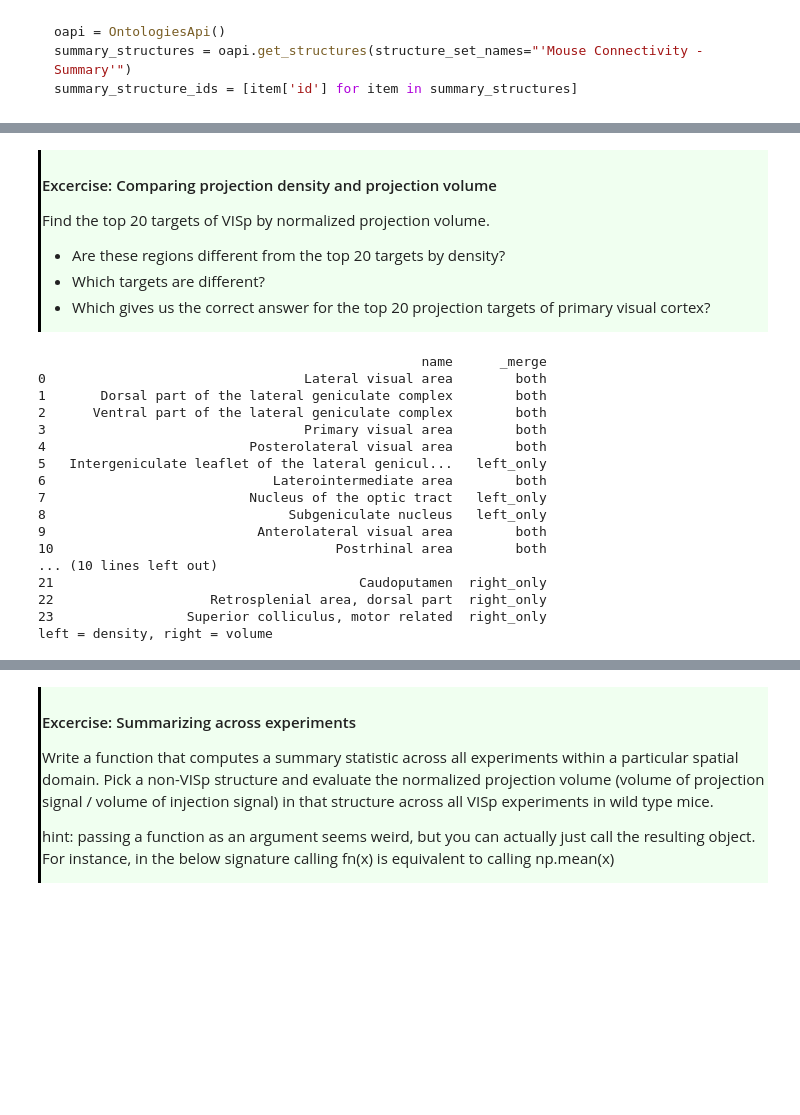
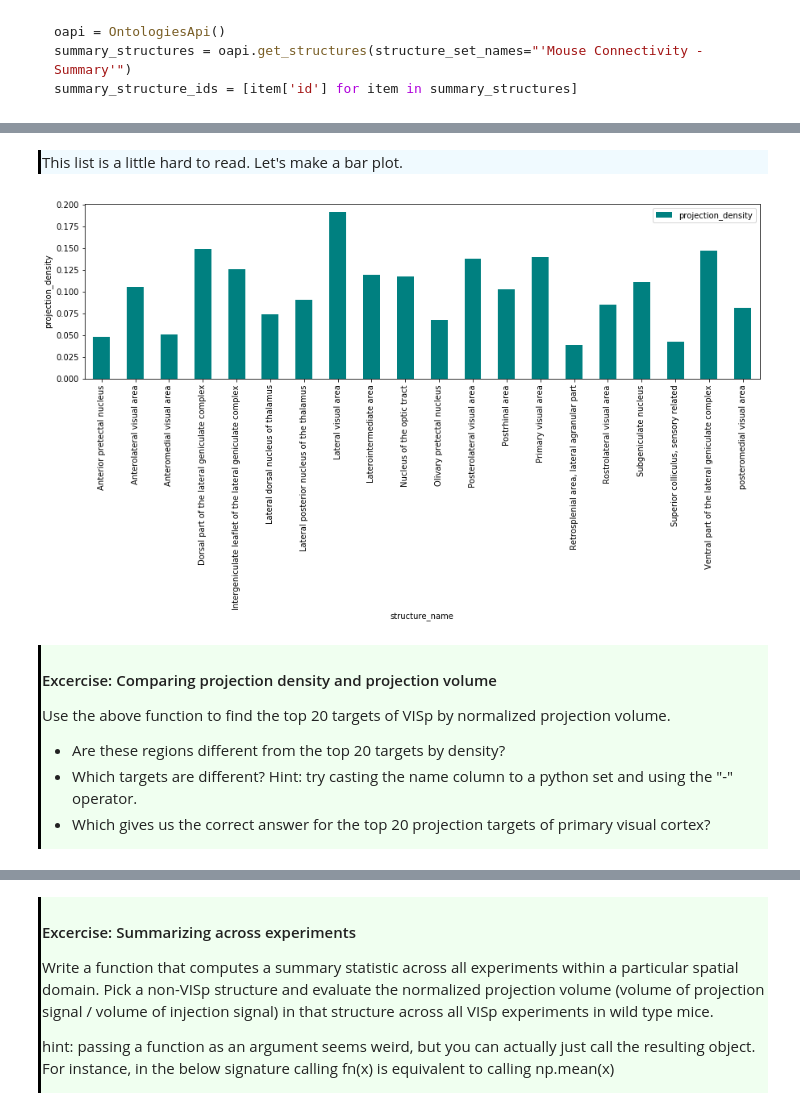
Before and after one commit to AllenInstitute/SWDB_2018, a Jupyter notebook: DynamicBrain/solutions/Connectivity_solutions.ipynb, the cells around one changed output, grey strips where cells are left out. Cells and saved outputs as stored; diff of their text form; code cells hidden in the pictures; blank space fills up the shorter version.

```diff
--- a/DynamicBrain/solutions/Connectivity_solutions.ipynb
+++ b/DynamicBrain/solutions/Connectivity_solutions.ipynb
@@ -734,2 +741,6 @@ Each row in this table is a different unionize record. Some of the columns tell
+# %%
+# numeric structure ids are hard to read. Let's use our structure name map from before to
+# add a structure name column to this unionize table
+wt_visp_unionizes['structure_name'] = wt_visp_unionizes['structure_id'].map(lambda x: name_map[x])
 # %% [markdown]
 <div style="border-left: 3px solid #000; padding: 1px; padding-left: 10px; background: #F0FFF0; ">
@@ -849,39 +840,53 @@ Name: name, dtype: object
+# %% [markdown]
+<div style="border-left: 3px solid #000; padding: 1px; padding-left: 10px; background: #F0FAFF; ">This list is a little hard to read. Let's make a bar plot.</div>
+# %%
+def plot_mean_values(un, structure_names, measures, colors=None, include_stdev=False, plot_height=4):
+    '''A helper function for making shared-axis plots from structure unionize data
+
+    Parameters
+    ----------
+    un : pd.DataFrame
+
+    '''
+
+    nplots = len(measures)
+
+    if colors is None:
+        colors = ['darkblue'] * nplots
+
+    structure_names = list(structure_names)
+    un = un[un['structure_name'].isin(structure_names)]
+
+    fig, ax = plt.subplots(nplots, 1, sharex=True, figsize = (15, plot_height * len(measures)))
+    for ii, mm in enumerate(measures):
+        grouped = un.groupby('structure_name', as_index=False)
+        gmeans = grouped[mm].mean()
+
+        if nplots == 1:
+            axis = ax
+        else:
+            axis = ax[ii]
+
+        if include_stdev:
+            gdevs = grouped[mm].apply(np.std, ddof = 0)
+            gmeans.plot.bar('structure_name', mm, ax=axis, color=colors[ii], yerr=[gdevs])
+        else:
+            gmeans.plot.bar('structure_name', mm, ax=axis, color=colors[ii])
+
+        axis.set_ylabel(mm)
+# %%
+names_of_interest = set(top20_density['structure_name'])
+plot_mean_values(wt_visp_summary_projection_unionizes, names_of_interest,
+                 ['projection_density'], ['teal'])
+# %% [output]
+[figure, added]
 # %% [markdown]
 <div style="border-left: 3px solid #000; padding: 1px; padding-left: 10px; background: #F0FFF0; "><h4> Excercise: Comparing projection density and projection volume</h4>
 
-<p>Find the top 20 targets of VISp by normalized projection volume.</p>
+<p>Use the above function to find the top 20 targets of VISp by normalized projection volume.</p>
 <ul>
 <li>Are these regions different from the top 20 targets by density?</li>
-<li>Which targets are different?</li>
+<li>Which targets are different? Hint: try casting the name column to a python set and using the "-" operator.</li>
 <li>Which gives us the correct answer for the top 20 projection targets of primary visual cortex?</li>
 </ul>
 </div>
-# %%
-wt_mean_proj_volume = (
-    wt_visp_summary_projection_unionizes.groupby('structure_id', as_index = False)[
-    'normalized_projection_volume'].mean())
-top20_volume = (
-    wt_mean_proj_volume.sort_values(by = 'normalized_projection_volume', ascending = False)[:20])
-top20_volume['name'] = [name_map[stid] for stid in top20_volume['structure_id']]
-
-diff = top20_density.merge(top20_volume, indicator = True, how='outer')
-print(diff[['name', '_merge']])
-print('left = density, right = volume')
-# %% [output]
-                                                 name      _merge
-0                                 Lateral visual area        both
-1       Dorsal part of the lateral geniculate complex        both
-2      Ventral part of the lateral geniculate complex        both
-3                                 Primary visual area        both
-4                          Posterolateral visual area        both
-5   Intergeniculate leaflet of the lateral genicul...   left_only
-6                             Laterointermediate area        both
-7                          Nucleus of the optic tract   left_only
-8                               Subgeniculate nucleus   left_only
-9                           Anterolateral visual area        both
-10                                    Postrhinal area        both
-... (10 lines left out)
-21                                       Caudoputamen  right_only
-22                    Retrosplenial area, dorsal part  right_only
-23                 Superior colliculus, motor related  right_only
-left = density, right = volume
```
Also changed, not shown: parts of 40 cells of this notebook, 2 other files.
